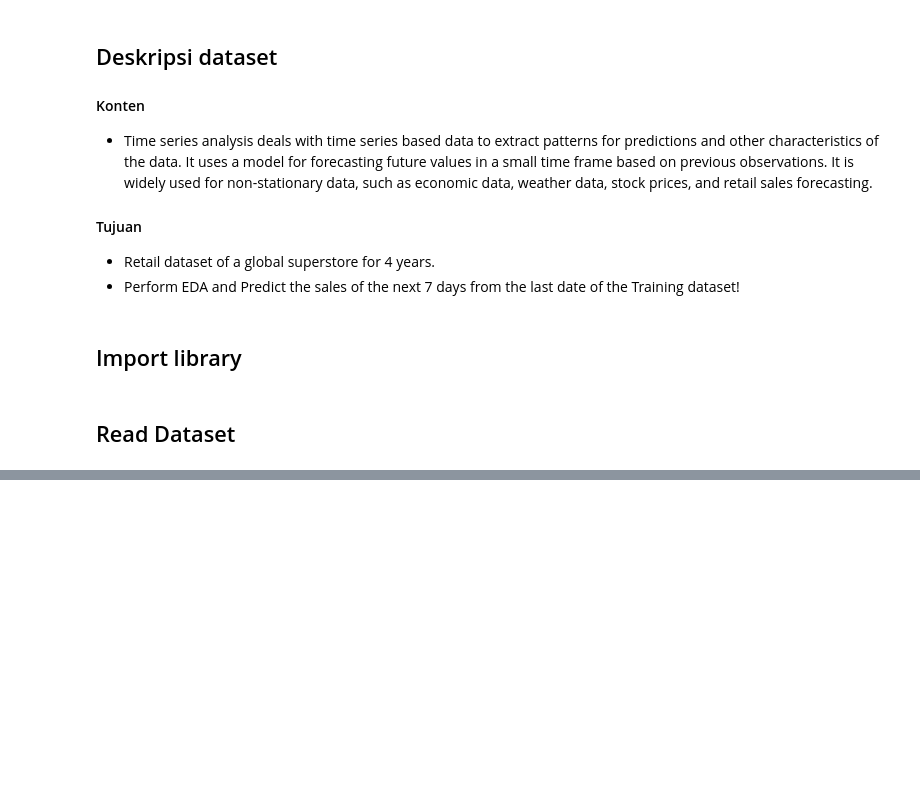
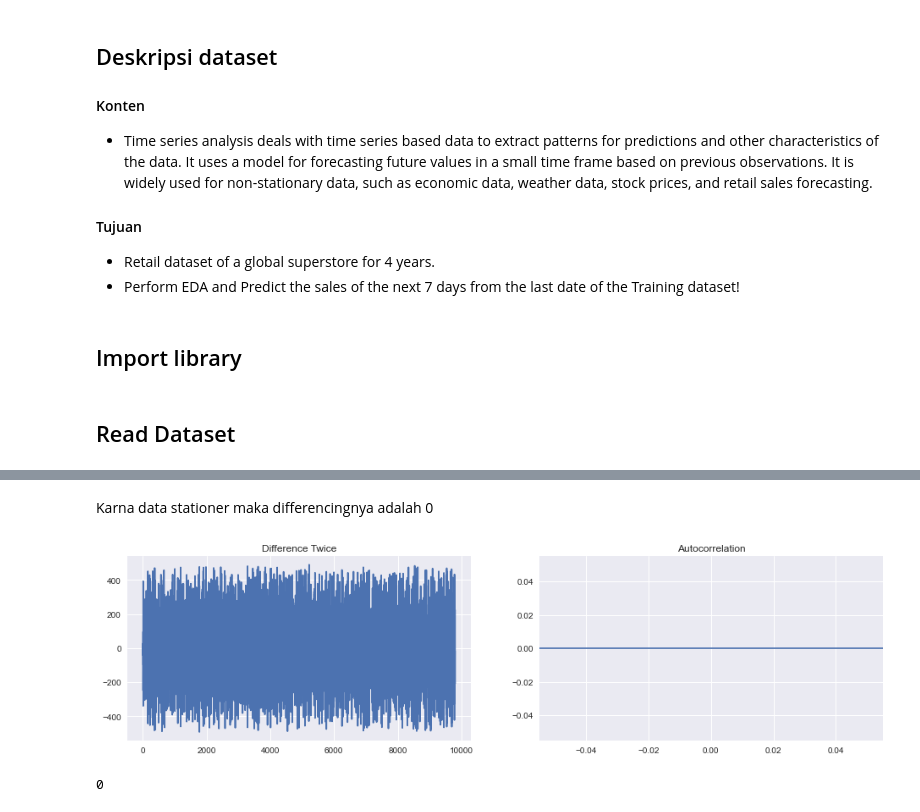
Before and after one commit to AgungYogaSetiawan/superstore-sales-forecasting, a Jupyter notebook: Project Predict Super Store Sales in Next Week with Forecasting Algorithm.ipynb, the cells around one changed output, grey strips where cells are left out. Cells and saved outputs as stored; diff of their text form; code cells hidden in the pictures; blank space fills up the shorter version.

```diff
--- a/Project Predict Super Store Sales in Next Week with Forecasting Algorithm.ipynb
+++ b/Project Predict Super Store Sales in Next Week with Forecasting Algorithm.ipynb
@@ -36,0 +364,20 @@ df.head()
+# %% [markdown]
+Karna data stationer maka differencingnya adalah 0
+# %%
+diff = df3.Sales.diff()
+
+fig, (ax1, ax2) = plt.subplots(1, 2, figsize=(16, 4))
+
+ax1.plot(diff)
+ax1.set_title("Difference Twice")
+plot_acf(diff, ax=ax2);
+# %% [output]
+[figure, added]
+# %%
+# Get differemcing automatically
+
+from pmdarima.arima.utils import ndiffs
+
+ndiffs(df3.Sales, test='adf')
+# %% [output]
+0
```
Also changed, not shown: parts of 61 cells of this notebook.
